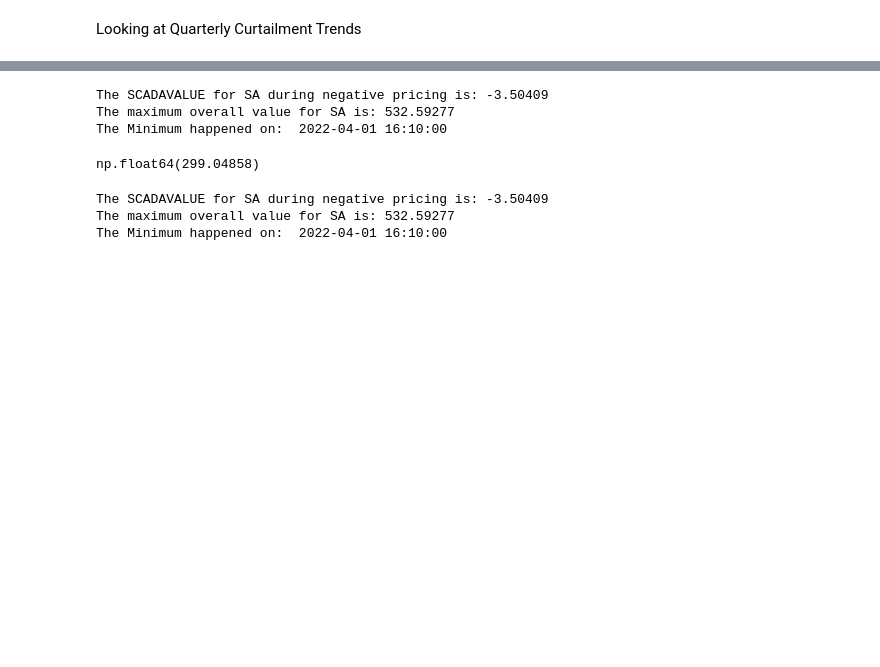
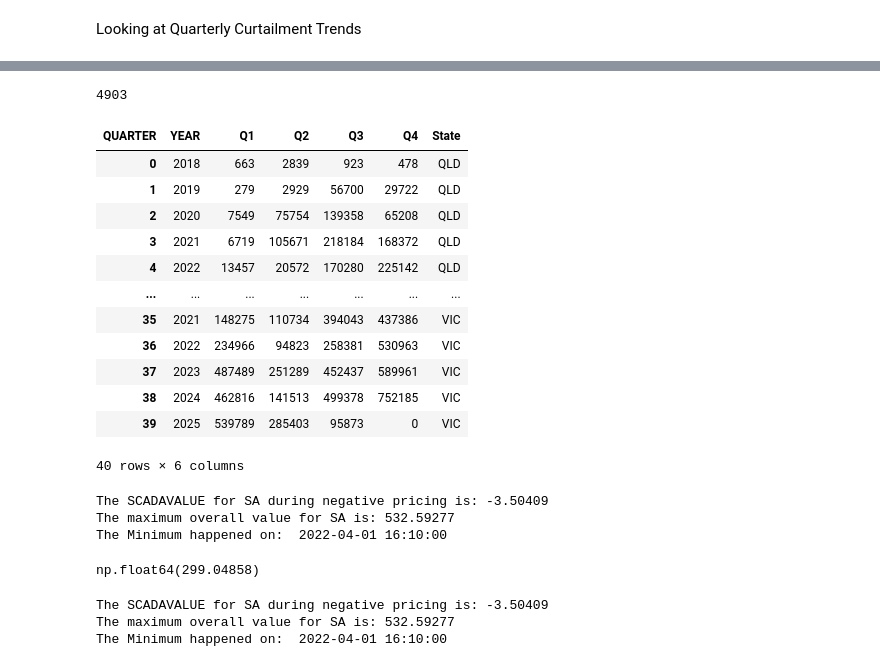
Before and after one commit to aidanlockwood20/IFN695-Codebase, a Jupyter notebook: report.ipynb, the cells around one changed output, grey strips where cells are left out. Drawn from its saved outputs; the diff is of its cells as text; code cells hidden in the pictures; blank space fills up the shorter version.

```diff
--- a/report.ipynb
+++ b/report.ipynb
@@ -1325,6 +1444,13 @@ all_states_quarterly = pd.concat([
     tas_yearly_quarters,
     vic_yearly_quarters
 ], ignore_index=True)
+# %%
+int(all_states_quarterly[(all_states_quarterly['YEAR'] == '2018') & (all_states_quarterly['State'] == 'QLD')]['Q1'].values[0] +
+    all_states_quarterly[(all_states_quarterly['YEAR'] == '2018') & (all_states_quarterly['State'] == 'QLD')]['Q2'].values[0] +
+    all_states_quarterly[(all_states_quarterly['YEAR'] == '2018') & (all_states_quarterly['State'] == 'QLD')]['Q3'].values[0] +
+    all_states_quarterly[(all_states_quarterly['YEAR'] == '2018') & (all_states_quarterly['State'] == 'QLD')]['Q4'].values[0])
+# %% [output]
+4903
 # %%
 px.bar(all_states_quarterly,
        x = 'YEAR',
@@ -1334,6 +1460,22 @@ px.bar(all_states_quarterly,
        title = 'NEM Negative Price Occurrence by State and Quarter',
        width = 1000,
        height = 400)
+# %%
+all_states_quarterly
+# %% [output]
+| QUARTER | YEAR | Q1 | Q2 | Q3 | Q4 | State |
+| 0 | 2018 | 663 | 2839 | 923 | 478 | QLD |
+| 1 | 2019 | 279 | 2929 | 56700 | 29722 | QLD |
+| 2 | 2020 | 7549 | 75754 | 139358 | 65208 | QLD |
+| 3 | 2021 | 6719 | 105671 | 218184 | 168372 | QLD |
+| 4 | 2022 | 13457 | 20572 | 170280 | 225142 | QLD |
+| ... | ... | ... | ... | ... | ... | ... |
+| 35 | 2021 | 148275 | 110734 | 394043 | 437386 | VIC |
+| 36 | 2022 | 234966 | 94823 | 258381 | 530963 | VIC |
+| 37 | 2023 | 487489 | 251289 | 452437 | 589961 | VIC |
+| 38 | 2024 | 462816 | 141513 | 499378 | 752185 | VIC |
+| 39 | 2025 | 539789 | 285403 | 95873 | 0 | VIC |
+40 rows × 6 columns
 # %%
 sa_minimum_price_scada_value_date = sa_neg_price[(sa_neg_price['SCADAVALUE'] == sa_neg_price['SCADAVALUE'].min())]['SETTLEMENTDATE'].values[0]
 
```
Also changed, not shown: parts of 23 cells of this notebook, 6 other files.
